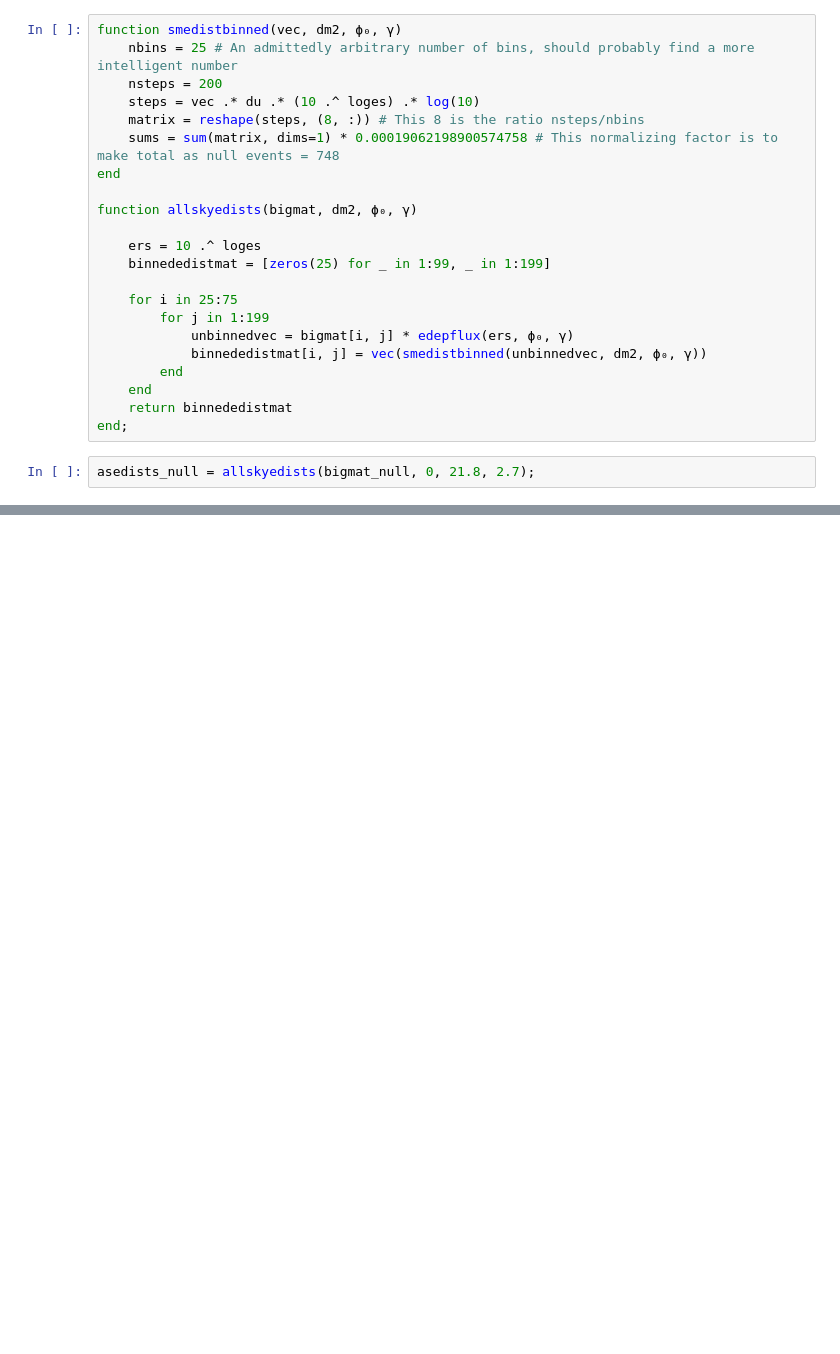
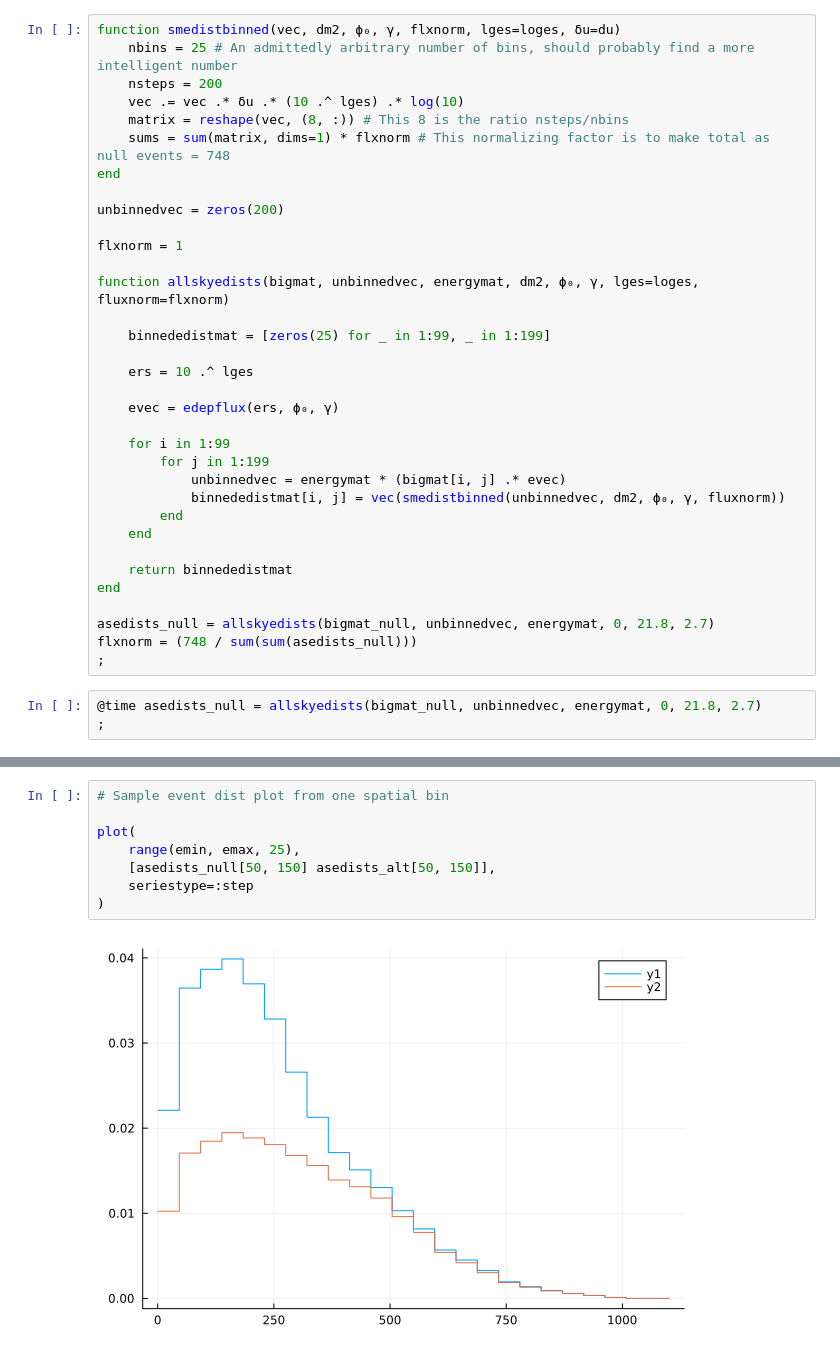
Before and after one commit to mymacd2/pseudo-Dirac-summer-research, a Jupyter notebook: GC_calcs/event_dists_new_alg.ipynb, the cells around one changed output, grey strips where cells are left out. Drawn from its saved outputs; the diff is of its cells as text; blank space fills up the shorter version.

```diff
--- a/GC_calcs/event_dists_new_alg.ipynb
+++ b/GC_calcs/event_dists_new_alg.ipynb
@@ -258,24 +377,37 @@ bigmat_null = e_dm2_space_matrix(0);
 # %%
-function smedistbinned(vec, dm2, ϕ₀, γ)
+function smedistbinned(vec, dm2, ϕ₀, γ, flxnorm, lges=loges, δu=du)
     nbins = 25 # An admittedly arbitrary number of bins, should probably find a more intelligent number
     nsteps = 200
-    steps = vec .* du .* (10 .^ loges) .* log(10)
-    matrix = reshape(steps, (8, :)) # This 8 is the ratio nsteps/nbins
-    sums = sum(matrix, dims=1) * 0.00019062198900574758 # This normalizing factor is to make total as null events = 748
+    vec .= vec .* δu .* (10 .^ lges) .* log(10)
+    matrix = reshape(vec, (8, :)) # This 8 is the ratio nsteps/nbins
+    sums = sum(matrix, dims=1) * flxnorm # This normalizing factor is to make total as null events = 748
 end
 
-function allskyedists(bigmat, dm2, ϕ₀, γ)
+unbinnedvec = zeros(200)
 
-    ers = 10 .^ loges
+flxnorm = 1
+
+function allskyedists(bigmat, unbinnedvec, energymat, dm2, ϕ₀, γ, lges=loges, fluxnorm=flxnorm)
+
     binnededistmat = [zeros(25) for _ in 1:99, _ in 1:199]
 
-    for i in 25:75
+    ers = 10 .^ lges
+
+    evec = edepflux(ers, ϕ₀, γ)
+
+    for i in 1:99
         for j in 1:199
-            unbinnedvec = bigmat[i, j] * edepflux(ers, ϕ₀, γ)
-            binnededistmat[i, j] = vec(smedistbinned(unbinnedvec, dm2, ϕ₀, γ))
+            unbinnedvec = energymat * (bigmat[i, j] .* evec)
+            binnededistmat[i, j] = vec(smedistbinned(unbinnedvec, dm2, ϕ₀, γ, fluxnorm))
         end
     end
+
     return binnededistmat
-end;
+end
+
+asedists_null = allskyedists(bigmat_null, unbinnedvec, energymat, 0, 21.8, 2.7)
+flxnorm = (748 / sum(sum(asedists_null)))
+;
 # %%
-asedists_null = allskyedists(bigmat_null, 0, 21.8, 2.7);
+@time asedists_null = allskyedists(bigmat_null, unbinnedvec, energymat, 0, 21.8, 2.7)
+;
@@ -282 +416,11 @@ asedists_null = allskyedists(bigmat_null, 0, 21.8, 2.7);
+# %%
+# Sample event dist plot from one spatial bin
+
+plot(
+    range(emin, emax, 25),
+    [asedists_null[50, 150] asedists_alt[50, 150]],
+    seriestype=:step
+)
+# %% [output]
+[figure, added]
 # %%
```
Also changed, not shown: parts of 27 cells of this notebook, 16 other files.
